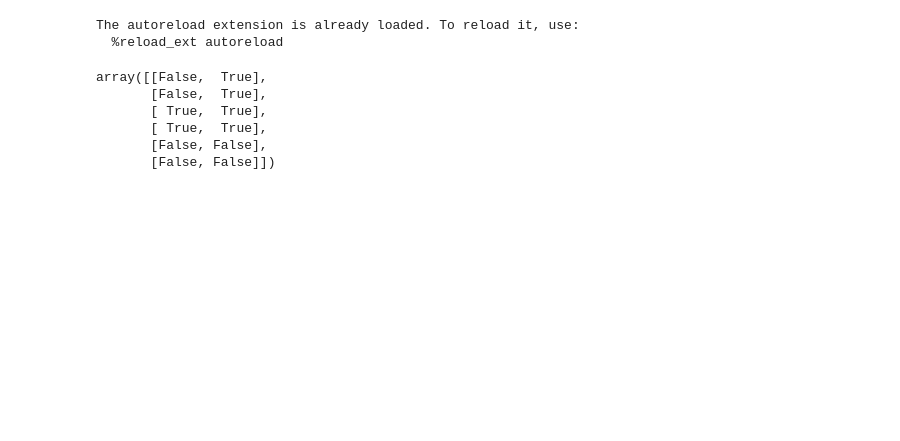
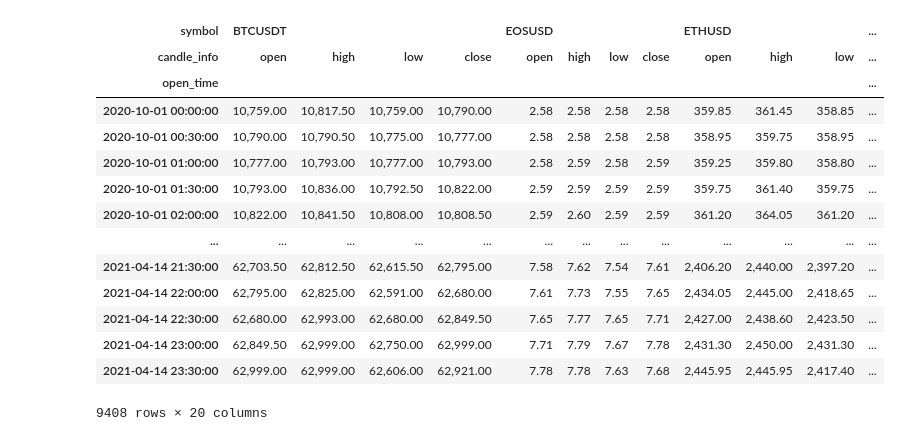
Before and after one commit to quantfreedom/QuantFreedom, a Jupyter notebook: quantfreedom/class_practice/full class test.ipynb, the cells around one changed output. Cells and saved outputs as stored; diff of their text form; code cells hidden in the pictures; blank space fills up the shorter version.

```diff
--- a/quantfreedom/class_practice/full class test.ipynb
+++ b/quantfreedom/class_practice/full class test.ipynb
@@ -9,11 +9,10 @@ import pandas as pd
 import numpy as np
 from quantfreedom.class_practice.enums import *
 from quantfreedom.class_practice.base import backtest_df_only, plot_one_result
+from quantfreedom.indicators.talib_ind import from_talib
 
 
-price_data = pd.read_hdf("../../tests/data/4hBTCETH.hd5")
+
+price_data = pd.read_hdf("../../tests/data/prices.hd5")
 %load_ext autoreload
 %autoreload 2
-# %% [output]
-The autoreload extension is already loaded. To reload it, use:
-  %reload_ext autoreload
@@ -35,9 +19,18 @@ exit_signals = pd.DataFrame(exit_signals, index=price_data.index)
-# %%
-entries_array
-# %% [output]
-array([[False,  True],
-       [False,  True],
-       [ True,  True],
-       [ True,  True],
-       [False, False],
-       [False, False]])
+# %%
+price_data
+# %% [output]
+| symbol | BTCUSDT |  |  |  | EOSUSD |  |  |  | ETHUSD |  |  | ... |
+| candle_info | open | high | low | close | open | high | low | close | open | high | low | ... |
+| open_time |  |  |  |  |  |  |  |  |  |  |  | ... |
+| 2020-10-01 00:00:00 | 10,759.00 | 10,817.50 | 10,759.00 | 10,790.00 | 2.58 | 2.58 | 2.58 | 2.58 | 359.85 | 361.45 | 358.85 | ... |
+| 2020-10-01 00:30:00 | 10,790.00 | 10,790.50 | 10,775.00 | 10,777.00 | 2.58 | 2.58 | 2.58 | 2.58 | 358.95 | 359.75 | 358.95 | ... |
+| 2020-10-01 01:00:00 | 10,777.00 | 10,793.00 | 10,777.00 | 10,793.00 | 2.58 | 2.59 | 2.58 | 2.59 | 359.25 | 359.80 | 358.80 | ... |
+| 2020-10-01 01:30:00 | 10,793.00 | 10,836.00 | 10,792.50 | 10,822.00 | 2.59 | 2.59 | 2.59 | 2.59 | 359.75 | 361.40 | 359.75 | ... |
+| 2020-10-01 02:00:00 | 10,822.00 | 10,841.50 | 10,808.00 | 10,808.50 | 2.59 | 2.60 | 2.59 | 2.59 | 361.20 | 364.05 | 361.20 | ... |
+| ... | ... | ... | ... | ... | ... | ... | ... | ... | ... | ... | ... | ... |
+| 2021-04-14 21:30:00 | 62,703.50 | 62,812.50 | 62,615.50 | 62,795.00 | 7.58 | 7.62 | 7.54 | 7.61 | 2,406.20 | 2,440.00 | 2,397.20 | ... |
+| 2021-04-14 22:00:00 | 62,795.00 | 62,825.00 | 62,591.00 | 62,680.00 | 7.61 | 7.73 | 7.55 | 7.65 | 2,434.05 | 2,445.00 | 2,418.65 | ... |
+| 2021-04-14 22:30:00 | 62,680.00 | 62,993.00 | 62,680.00 | 62,849.50 | 7.65 | 7.77 | 7.65 | 7.71 | 2,427.00 | 2,438.60 | 2,423.50 | ... |
+| 2021-04-14 23:00:00 | 62,849.50 | 62,999.00 | 62,750.00 | 62,999.00 | 7.71 | 7.79 | 7.67 | 7.78 | 2,431.30 | 2,450.00 | 2,431.30 | ... |
+| 2021-04-14 23:30:00 | 62,999.00 | 62,999.00 | 62,606.00 | 62,921.00 | 7.78 | 7.78 | 7.63 | 7.68 | 2,445.95 | 2,445.95 | 2,417.40 | ... |
+9408 rows × 20 columns
```
Also changed, not shown: parts of 11 cells of this notebook, 5 other files.
